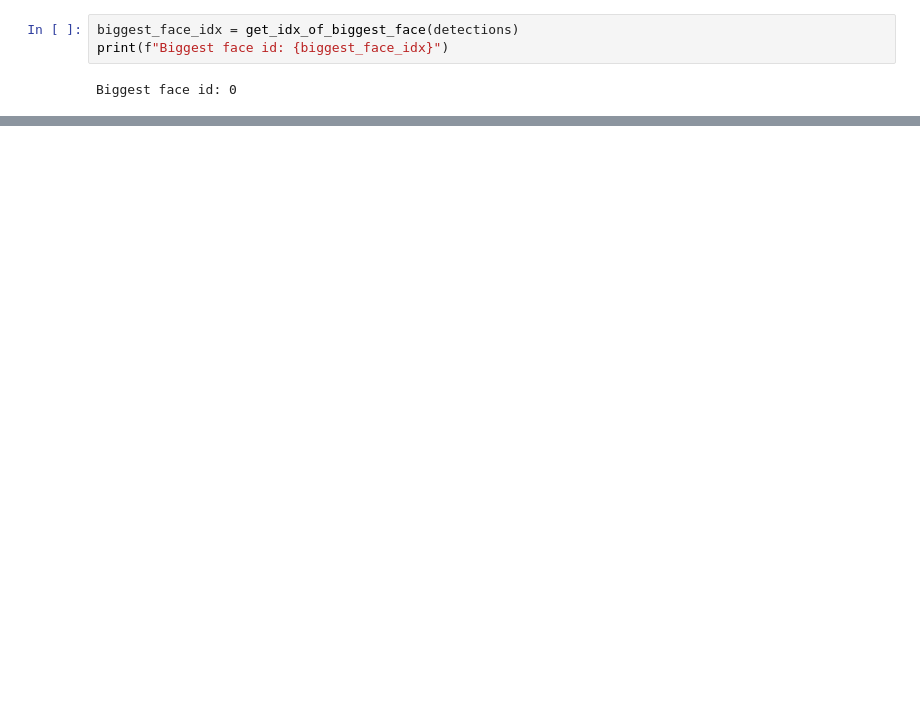
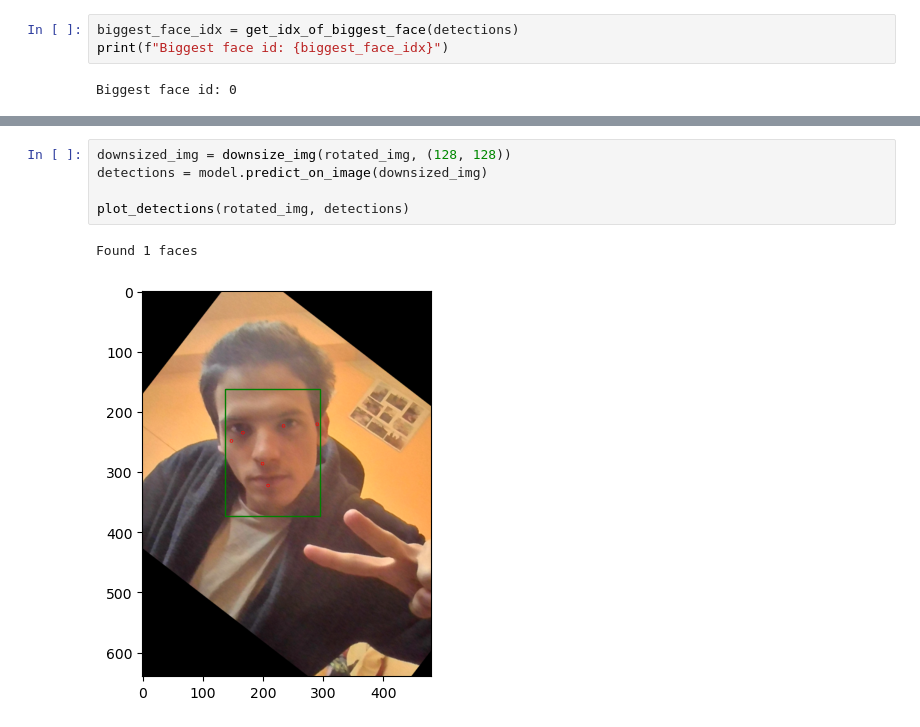
Before and after one commit to TytanMikJas/FaceRecognitionPipeline, a Jupyter notebook: notebooks/phase_1.ipynb, the cells around one changed output, grey strips where cells are left out. Drawn from its saved outputs; the diff is of its cells as text; blank space fills up the shorter version.

```diff
--- a/notebooks/phase_1.ipynb
+++ b/notebooks/phase_1.ipynb
@@ -48 +59,9 @@ Biggest face id: 0
+# %%
+downsized_img = downsize_img(rotated_img, (128, 128))
+detections = model.predict_on_image(downsized_img)
+
+plot_detections(rotated_img, detections)
+# %% [output]
+Found 1 faces
+[figure, added]
 # %%
```
Also changed, not shown: parts of 9 cells of this notebook, 3 other files.
